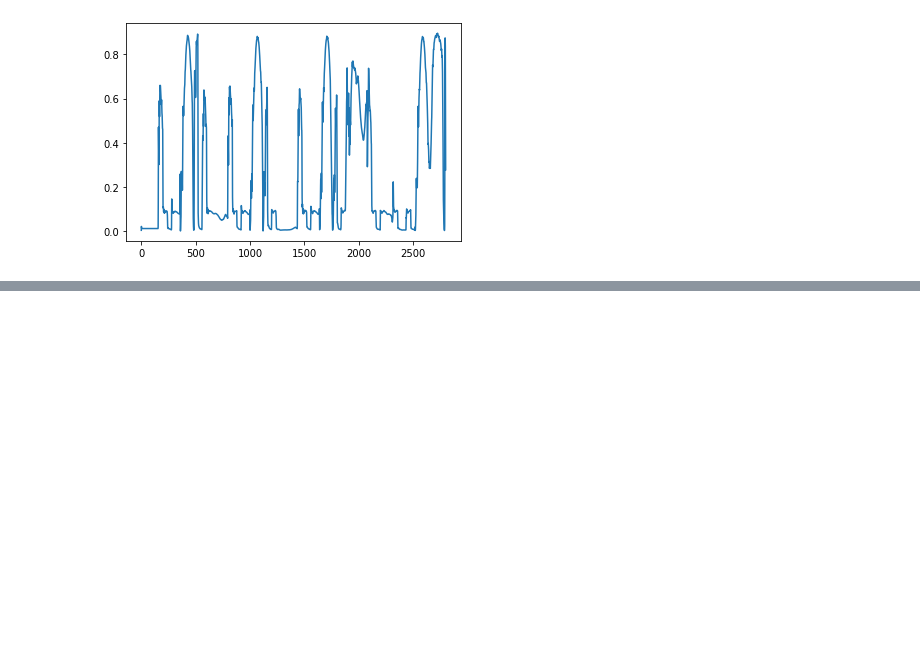
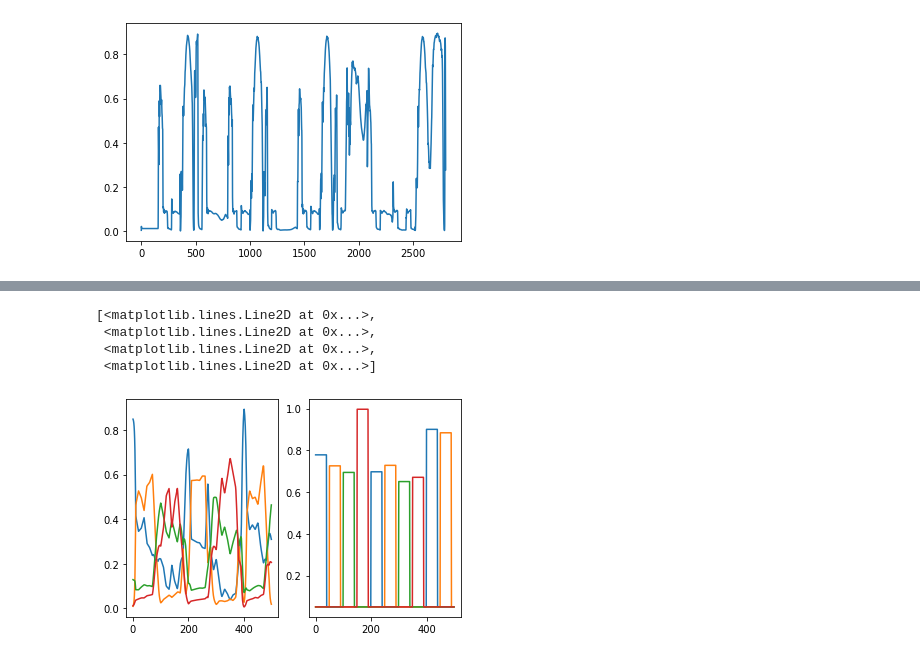
Before and after one commit to hesamazj/MusicianHand, a Jupyter notebook: experiment_code.ipynb, the cells around one changed output, grey strips where cells are left out. Drawn from its saved outputs; the diff is of its cells as text; code cells hidden in the pictures; blank space fills up the shorter version.

```diff
--- a/experiment_code.ipynb
+++ b/experiment_code.ipynb
@@ -223,0 +334,5 @@ plt.pcolormesh(np.transpose(x[:,0:50]))
+# %%
+activations = np.loadtxt('./Activations/Experiment_v0_03_activations.txt')
+# %%
+
+model = inverse_mapping_func(sxxx,activations,0.1)
@@ -223,0 +370,2 @@ plt.pcolormesh(np.transpose(x[:,0:50]))
+# %%
+pred_activations = model.predict(sxxx)
@@ -223,0 +375,12 @@ plt.pcolormesh(np.transpose(x[:,0:50]))
+# %%
+plt.subplot(1,2,1)
+
+plt.plot(pred_activations[0:500,:])
+plt.subplot(1,2,2)
+plt.plot(activations[0:500,:])
+# %% [output]
+[<matplotlib.lines.Line2D at 0x...>,
+ <matplotlib.lines.Line2D at 0x...>,
+ <matplotlib.lines.Line2D at 0x...>,
+ <matplotlib.lines.Line2D at 0x...>]
+[figure, added]
```
Also changed, not shown: parts of 31 cells of this notebook, 18 other files.
